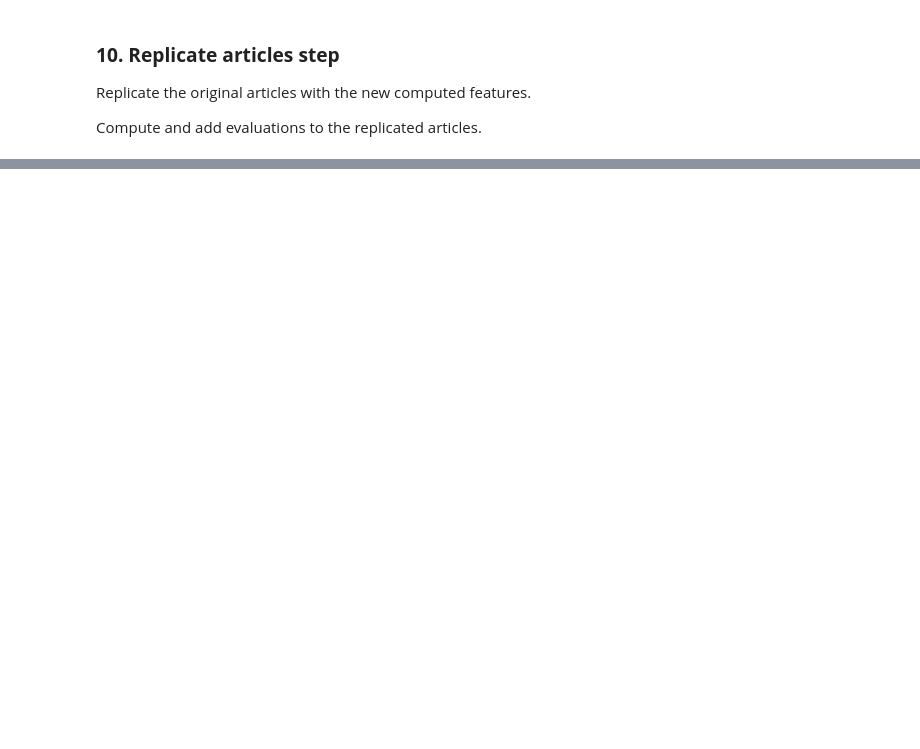
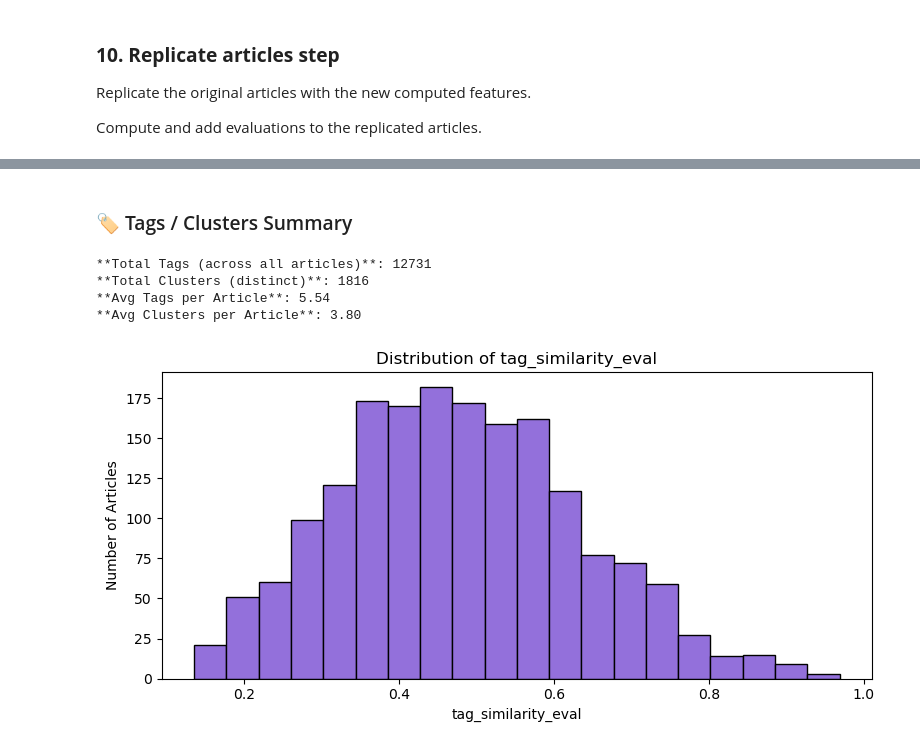
Before and after one commit to mcrilo33/hex_machina, a Jupyter notebook: notebooks/article_enrichment_flow.ipynb, the cells around one changed output, grey strips where cells are left out. Cells and saved outputs as stored; diff of their text form; code cells hidden in the pictures; blank space fills up the shorter version.

```diff
--- a/notebooks/article_enrichment_flow.ipynb
+++ b/notebooks/article_enrichment_flow.ipynb
@@ -763,0 +863,16 @@ Here is an example : [article_enrichment_report_example.html](./images/article_e
+# %% [markdown]
+### 🏷️ Tags / Clusters Summary
+# %%
+from ttd.flows.analysis import generate_tag_cluster_summary_markdown
+md, summary = generate_tag_cluster_summary_markdown(articles)
+print(md)
+# %% [output]
+**Total Tags (across all articles)**: 12731
+**Total Clusters (distinct)**: 1816
+**Avg Tags per Article**: 5.54
+**Avg Clusters per Article**: 3.80
+# %%
+from ttd.flows.analysis import plot_tag_similarity_distribution
+fig, top_5, bottom_5 = plot_tag_similarity_distribution(articles)
+# %% [output]
+[figure, added]
```
Also changed, not shown: parts of 33 cells of this notebook, 2 other files.
